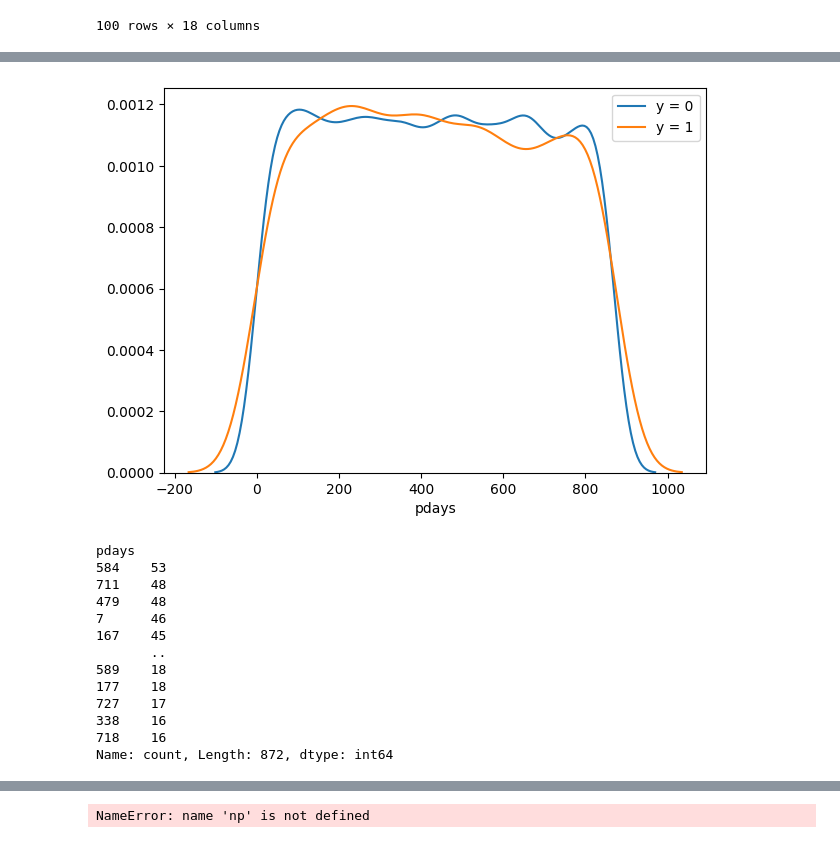
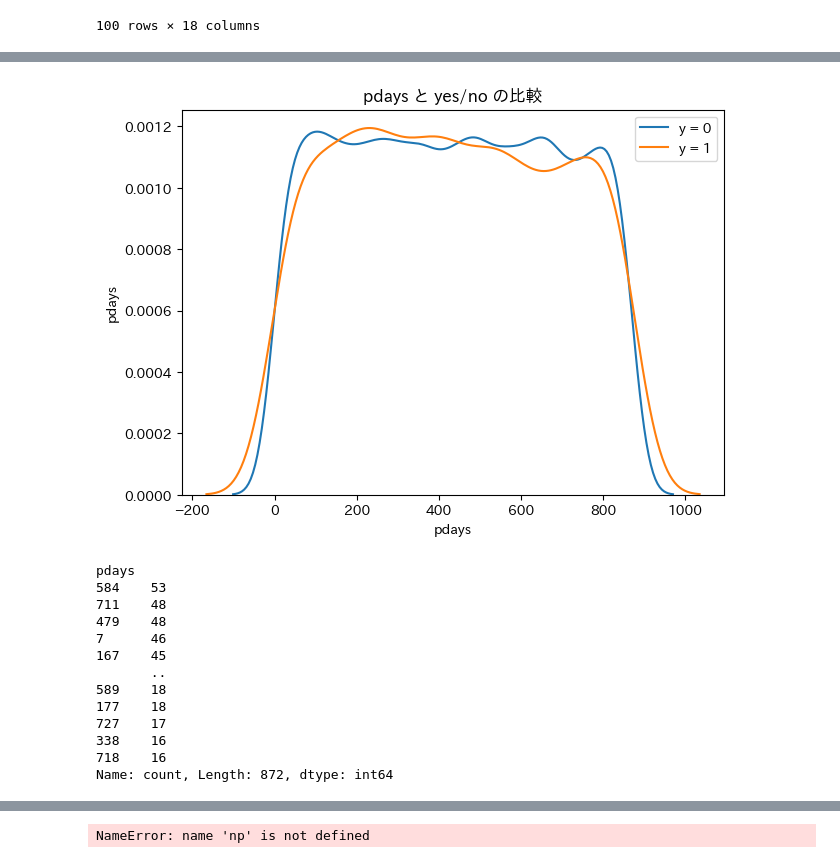
Before and after one commit to Memories-of-Sun-and-Moon/SIGNATE4B_040_Bank_Customer_Tartgeting, a Jupyter notebook: solve.ipynb, the cells around one changed output, grey strips where cells are left out. Drawn from its saved outputs; the diff is of its cells as text; code cells hidden in the pictures.

```diff
--- a/solve.ipynb
+++ b/solve.ipynb
@@ -267,14 +273,15 @@ Name: count, dtype: int64
 # %%
 # pdays と yes/no の比較
 plt.figure(figsize=(7, 5))
 sns.kdeplot(df_train[df_train['y'] == 0]['pdays'], label='y = 0')
 sns.kdeplot(df_train[df_train['y'] == 1]['pdays'], label='y = 1')
 plt.legend()
-plt.ylabel('')
+plt.title('pdays と yes/no の比較')
+plt.xlabel('pdays')
 plt.show()
 df_train['pdays'].value_counts()
 # %% [output]
-[figure, old version]
+[figure, new version]
 pdays
 584    53
 711    48
```
Also changed, not shown: parts of 16 cells of this notebook.
